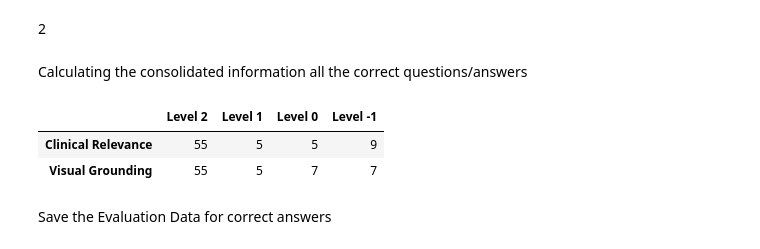
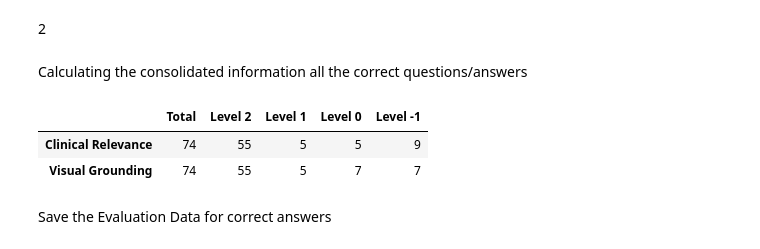
Before and after one commit to embedded-robotics/path-open-data, a Jupyter notebook: pathopen_image_augmentation_eval_data_analysis.ipynb, the cells around one changed output. Cells and saved outputs as stored; diff of their text form; code cells hidden in the pictures.

```diff
--- a/pathopen_image_augmentation_eval_data_analysis.ipynb
+++ b/pathopen_image_augmentation_eval_data_analysis.ipynb
@@ -127,37 +127,38 @@ correct_answer_benchmark_label = [
                                     'Clinical Relevance',
                                     'Visual Grounding',
                                 ]
 
 correct_answer_total = [oe_correct_answer_1_clin_relv_total + oe_correct_answer_2_clin_relv_total,
                         oe_correct_answer_1_vis_ground_total + oe_correct_answer_2_vis_ground_total
                         ]
 
 correct_answer_eval_2 = [oe_correct_answer_1_clin_relv_eval_2 + oe_correct_answer_2_clin_relv_eval_2,
                         oe_correct_answer_1_vis_ground_eval_2 + oe_correct_answer_2_vis_ground_eval_2,
                         ]
 
 correct_answer_eval_1 = [oe_correct_answer_1_clin_relv_eval_1 + oe_correct_answer_2_clin_relv_eval_1,
                         oe_correct_answer_1_vis_ground_eval_1 + oe_correct_answer_2_vis_ground_eval_1,
                         ]
 
 correct_answer_eval_0 = [oe_correct_answer_1_clin_relv_eval_0 + oe_correct_answer_2_clin_relv_eval_0,
                         oe_correct_answer_1_vis_ground_eval_0 + oe_correct_answer_2_vis_ground_eval_0
                         ]
 
 correct_answer_eval_neg_1 = [oe_correct_answer_1_clin_relv_eval_neg_1 + oe_correct_answer_2_clin_relv_eval_neg_1,
                             oe_correct_answer_1_vis_ground_eval_neg_1 + oe_correct_answer_2_vis_ground_eval_neg_1
                             ]
 
-correct_answer_eval_data = pd.DataFrame({'Level 2': correct_answer_eval_2,
+correct_answer_eval_data = pd.DataFrame({'Total': correct_answer_total,
+                                        'Level 2': correct_answer_eval_2,
                                         'Level 1': correct_answer_eval_1,
                                         'Level 0': correct_answer_eval_0,
                                         'Level -1': correct_answer_eval_neg_1}, index=[correct_answer_benchmark_label])
 
 correct_answer_eval_data
 # %% [output]
-|  | Level 2 | Level 1 | Level 0 | Level -1 |
-| Clinical Relevance | 55 | 5 | 5 | 9 |
-| Visual Grounding | 55 | 5 | 7 | 7 |
+|  | Total | Level 2 | Level 1 | Level 0 | Level -1 |
+| Clinical Relevance | 74 | 55 | 5 | 5 | 9 |
+| Visual Grounding | 74 | 55 | 5 | 7 | 7 |
 # %% [markdown]
 Save the Evaluation Data for correct answers
 # %%
```
Also changed, not shown: parts of 2 cells of this notebook, 18 other files.
